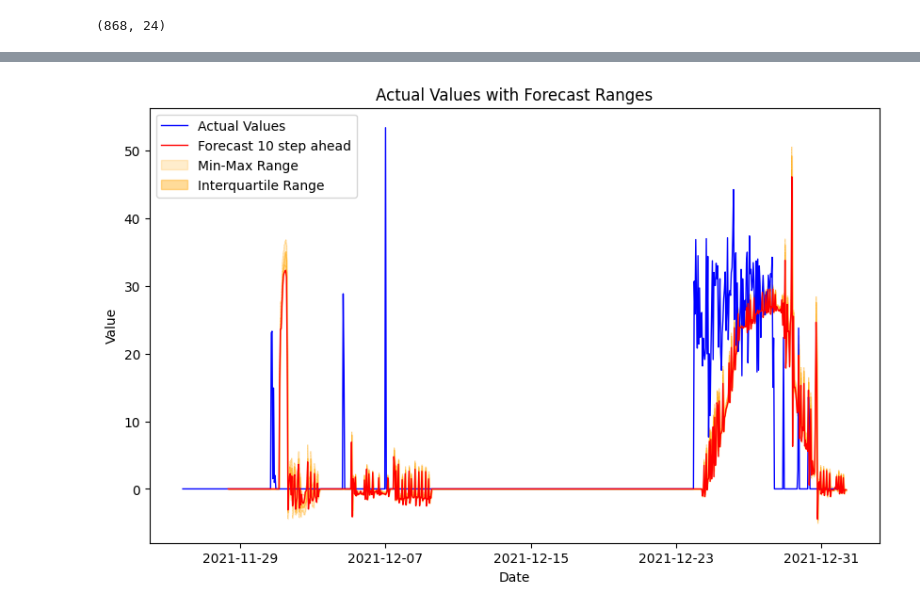
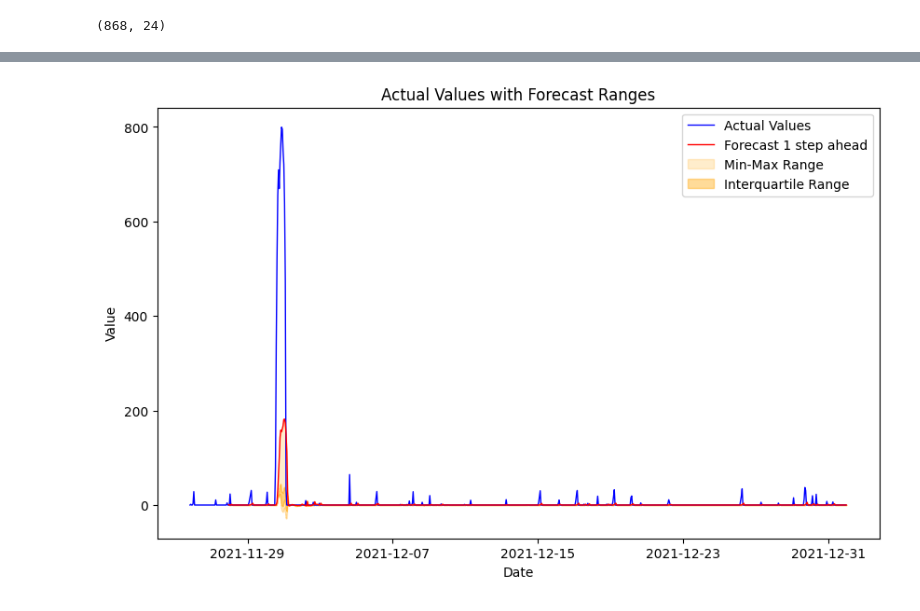
Before and after one commit to vipin2310/UT_RIWWER_project, a Jupyter notebook: main.ipynb, the cells around one changed output, grey strips where cells are left out. Drawn from its saved outputs; the diff is of its cells as text; code cells hidden in the pictures.

Commit message:
Kreuzweg mase, Kaiserstr mae

```diff
--- a/main.ipynb
+++ b/main.ipynb
@@ -101,5 +103,5 @@ nhits_wrapper.plot_training_result()
 # %%
-model = NHiTSTrainingWrapper.load_trained_model(model_output_path + "/"  + 'NHiTS_Kreuzweg_model.pt')
+model = NHiTSTrainingWrapper.load_trained_model(model_output_path + "/"  + 'NHiTS_Kreuzweg_model_mase.pt')
 # %%
 prediction_wrapper = NHiTSPredictionWrapper(model, context_length=context_length, prediction_length=prediction_length, target_col='Kreuzweg_outflow [l/s]')
 prediction_df = prediction_wrapper.predict(test_df)
@@ -106,4 +123,4 @@ prediction_df = prediction_wrapper.predict(test_df)
 # %%
-prediction_wrapper.plot_forecast_for_all(forecast_step_ahead=10, plot_forecast_distribution=True)
+prediction_wrapper.plot_forecast_for_all(forecast_step_ahead=1, plot_forecast_distribution=True)
 # %% [output]
-[figure, old version]
+[figure, new version]
```
Also changed, not shown: parts of 9 cells of this notebook, 2 other files.
